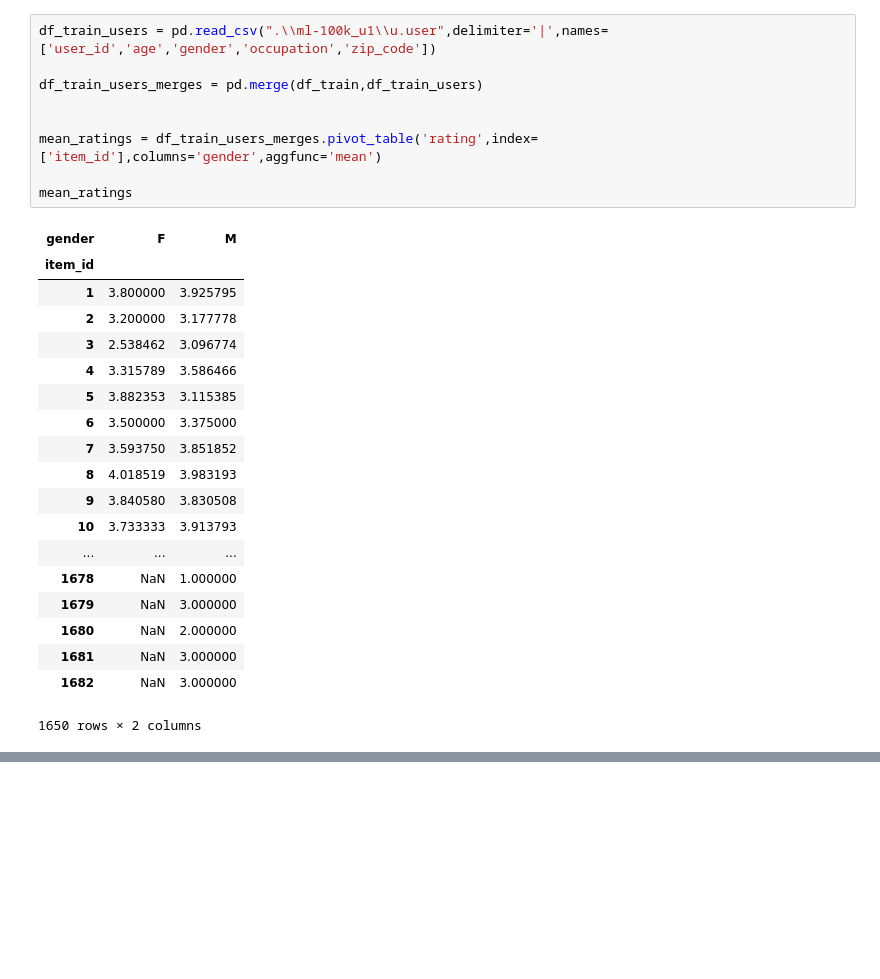
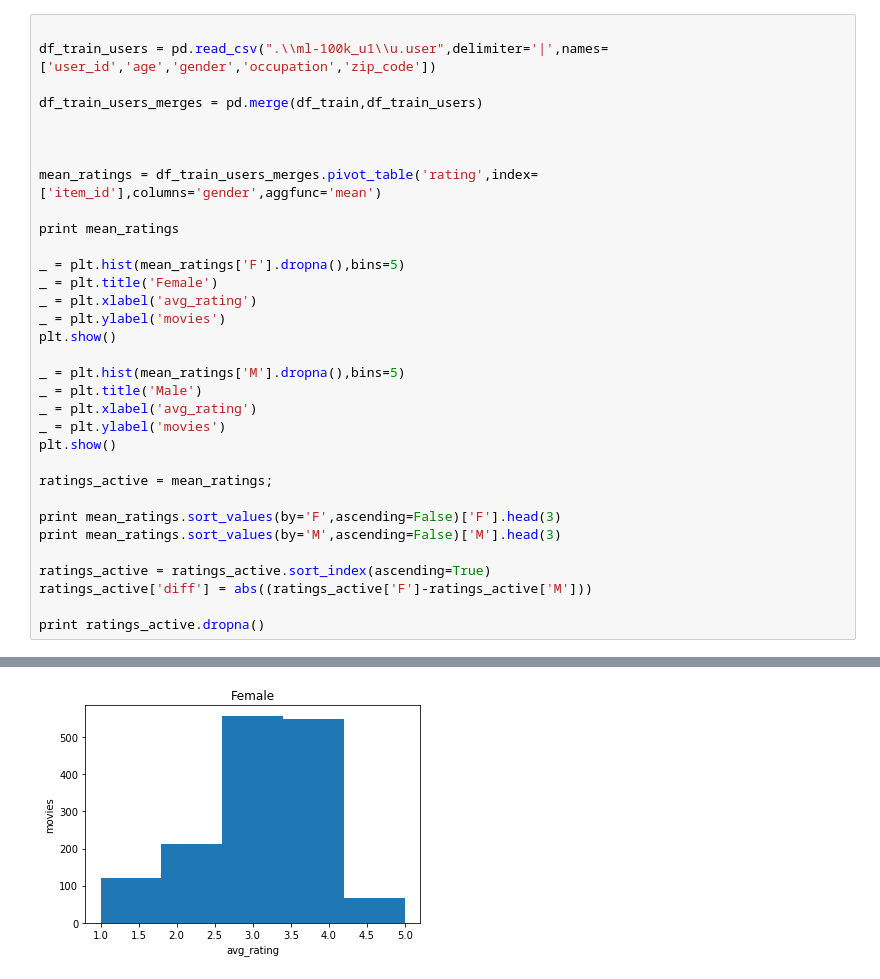
Before and after one commit to hakatan/Sachar, a Jupyter notebook: Task1.ipynb, the cells around one changed output, grey strips where cells are left out. Drawn from its saved outputs; the diff is of its cells as text; blank space fills up the shorter version.

```diff
--- a/Task1.ipynb
+++ b/Task1.ipynb
@@ -24,29 +25,34 @@ item_id  rating
-# %%
-df_train_users = pd.read_csv(".\\ml-100k_u1\\u.user",delimiter='|',names=['user_id','age','gender','occupation','zip_code'])
-
-df_train_users_merges = pd.merge(df_train,df_train_users)
-
-
-mean_ratings = df_train_users_merges.pivot_table('rating',index=['item_id'],columns='gender',aggfunc='mean')
-
-mean_ratings
-# %% [output]
-| gender | F | M |
-| item_id |  |  |
-| 1 | 3.800000 | 3.925795 |
-| 2 | 3.200000 | 3.177778 |
-| 3 | 2.538462 | 3.096774 |
-| 4 | 3.315789 | 3.586466 |
-| 5 | 3.882353 | 3.115385 |
-| 6 | 3.500000 | 3.375000 |
-| 7 | 3.593750 | 3.851852 |
-| 8 | 4.018519 | 3.983193 |
-| 9 | 3.840580 | 3.830508 |
-| 10 | 3.733333 | 3.913793 |
-| ... | ... | ... |
-| 1678 | NaN | 1.000000 |
-| 1679 | NaN | 3.000000 |
-| 1680 | NaN | 2.000000 |
-| 1681 | NaN | 3.000000 |
-| 1682 | NaN | 3.000000 |
-1650 rows × 2 columns
+# %%
+
+df_train_users = pd.read_csv(".\\ml-100k_u1\\u.user",delimiter='|',names=['user_id','age','gender','occupation','zip_code'])
+
+df_train_users_merges = pd.merge(df_train,df_train_users)
+
+
+
+mean_ratings = df_train_users_merges.pivot_table('rating',index=['item_id'],columns='gender',aggfunc='mean')
+
+print mean_ratings
+
+_ = plt.hist(mean_ratings['F'].dropna(),bins=5)
+_ = plt.title('Female')
+_ = plt.xlabel('avg_rating')
+_ = plt.ylabel('movies')
+plt.show()
+
+_ = plt.hist(mean_ratings['M'].dropna(),bins=5)
+_ = plt.title('Male')
+_ = plt.xlabel('avg_rating')
+_ = plt.ylabel('movies')
+plt.show()
+
+ratings_active = mean_ratings;
+
+print mean_ratings.sort_values(by='F',ascending=False)['F'].head(3)
+print mean_ratings.sort_values(by='M',ascending=False)['M'].head(3)
+
+ratings_active = ratings_active.sort_index(ascending=True)
+ratings_active['diff'] = abs((ratings_active['F']-ratings_active['M']))
+
+print ratings_active.dropna()
+# %% [output]
@@ -52,0 +76 @@ mean_ratings
+[figure, added]
```
Also changed, not shown: parts of 4 cells of this notebook, 1 other file.
